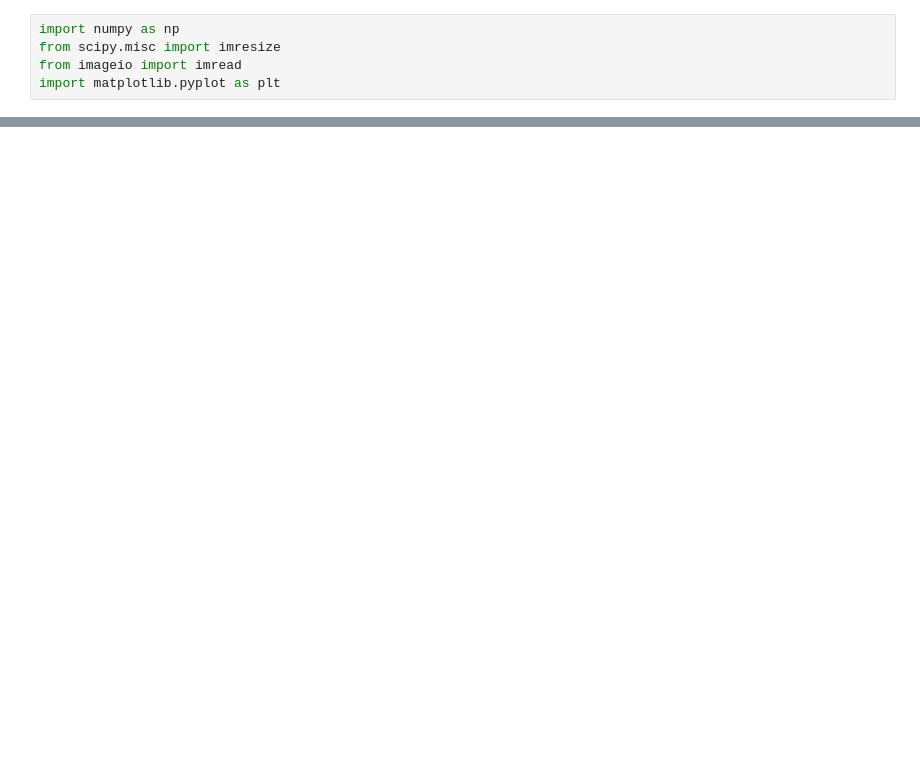
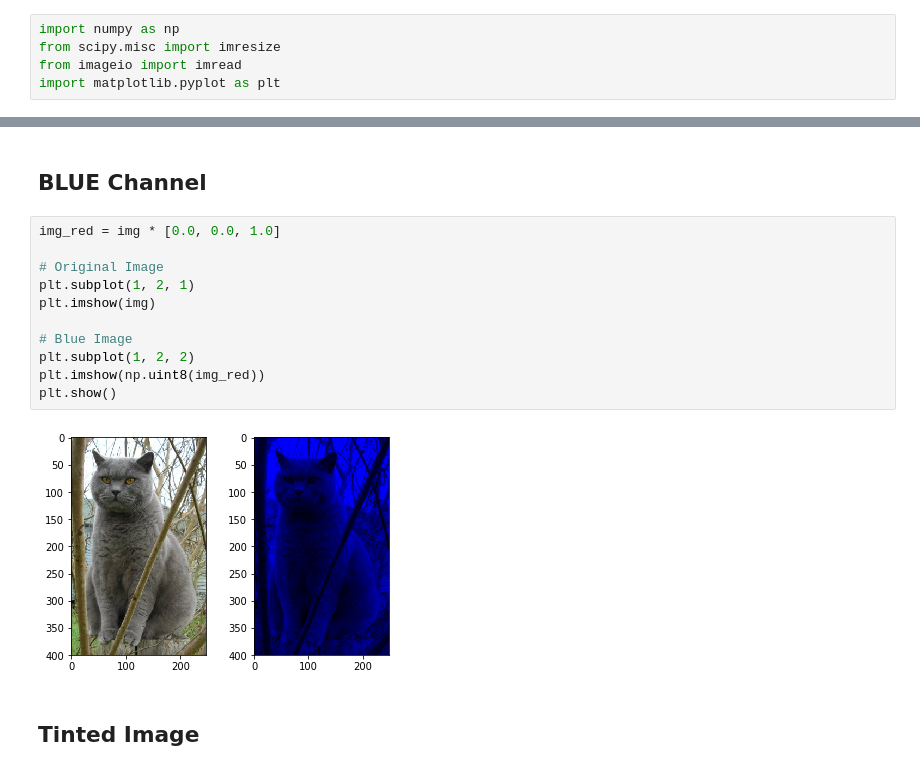
Before and after one commit to Smith2008/cstopics, a Jupyter notebook: assets/notebooks/vision/import_image.ipynb, the cells around one changed output, grey strips where cells are left out. Drawn from its saved outputs; the diff is of its cells as text; blank space fills up the shorter version.

```diff
--- a/assets/notebooks/vision/import_image.ipynb
+++ b/assets/notebooks/vision/import_image.ipynb
@@ -6 +48,18 @@ import matplotlib.pyplot as plt
+# %% [markdown]
+## BLUE Channel
+# %%
+img_red = img * [0.0, 0.0, 1.0]
+
+# Original Image
+plt.subplot(1, 2, 1)
+plt.imshow(img)
+
+# Blue Image
+plt.subplot(1, 2, 2)
+plt.imshow(np.uint8(img_red))
+plt.show()
+# %% [output]
+[figure, added]
+# %% [markdown]
+## Tinted Image
 # %%
```
Also changed, not shown: parts of 9 cells of this notebook.
